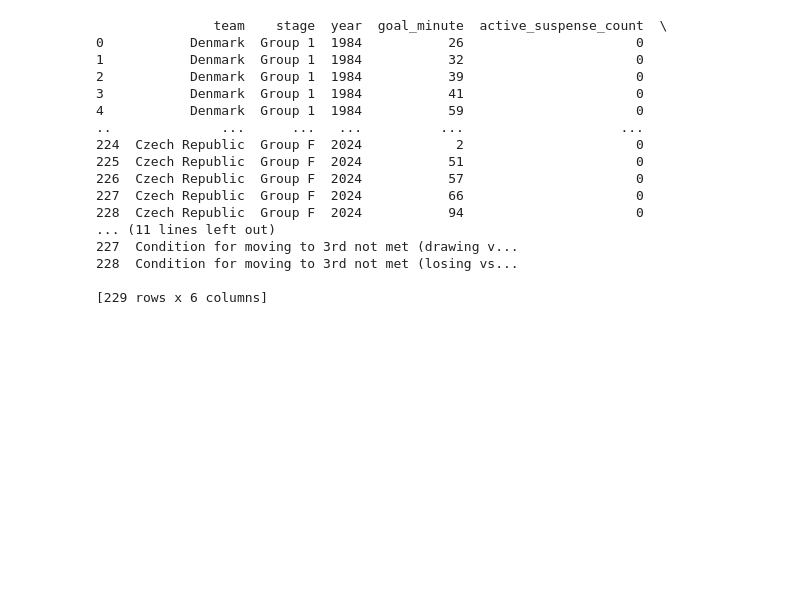
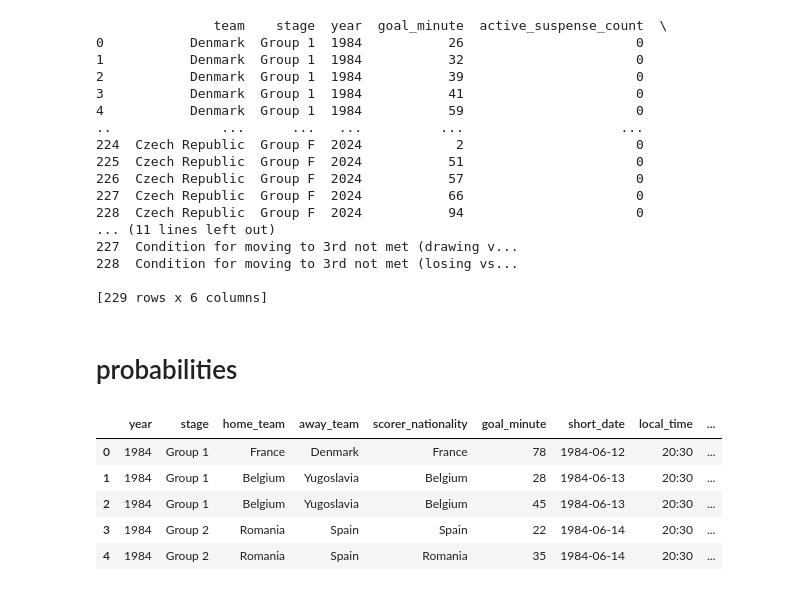
Before and after one commit to AEGDDI/tiebreak_wc, a Jupyter notebook: code/wiki/men/uefa/tb_eu_uefa_men.ipynb, the cells around one changed output. Saved outputs shown, nothing was run; the diff lists cells and outputs as text; code cells hidden in the pictures; blank space fills up the shorter version.

Commit message:
code elo probabilities

```diff
--- a/code/wiki/men/uefa/tb_eu_uefa_men.ipynb
+++ b/code/wiki/men/uefa/tb_eu_uefa_men.ipynb
@@ -38,6 +39,20 @@ display(df.head())
 | 96 | Group 1 | 1984 | 17:15 | France | Belgium | 5–0 | Stade de la Beaujoire | Nantes | ... |
 | 97 | Group 1 | 1984 | 17:15 | France | Belgium | 5–0 | Stade de la Beaujoire | Nantes | ... |
 5 rows × 23 columns
+# %%
+data_path = rf'C:\Users\{user}\Documents\GitHub\tiebreak_wc\data\in\elo_eu.xlsx'
+elo_eu = pd.read_excel(data_path)
+# %%
+# Dictionary of replacements for team names
+replacements = {
+    "Republic of Ireland": "Ireland",
+    "CIS": "Commonwealth of Independent States",
+    "FR Yugoslavia": "Yugoslavia"
+}
+# %%
+# Prepare the Elo dataset for integration: rename columns for clarity
+elo_eu = elo_eu.rename(columns={"team": "team_name", "elo_rating": "elo"})
+elo_eu["team_name"] = elo_eu["team_name"].replace(replacements)
 # %% [markdown]
 # Clean, transfrom, create variables
 # %% [markdown]
@@ -321,3 +336,18 @@ summary = (
     # Optionally, save the results to a CSV file
 file_path = rf'C:\Users\{user}\Documents\GitHub\tiebreak_wc\data\out\wiki\men\uefa\eu\active_suspense_eu.xlsx'
 summary.to_excel(file_path, index=False)
+# %% [markdown]
+# probabilities
+# %%
+# Integrate Elo probabilities with the correct column names
+goals_df_with_probs = integrate_elo_probabilities(goals_df, elo_eu)
+
+# Display a sample of the data with probabilities
+display(goals_df_with_probs.head())
+# %% [output]
+|  | year | stage | home_team | away_team | scorer_nationality | goal_minute | short_date | local_time | ... |
+| 0 | 1984 | Group 1 | France | Denmark | France | 78 | 1984-06-12 | 20:30 | ... |
+| 1 | 1984 | Group 1 | Belgium | Yugoslavia | Belgium | 28 | 1984-06-13 | 20:30 | ... |
+| 2 | 1984 | Group 1 | Belgium | Yugoslavia | Belgium | 45 | 1984-06-13 | 20:30 | ... |
+| 3 | 1984 | Group 2 | Romania | Spain | Spain | 22 | 1984-06-14 | 20:30 | ... |
+| 4 | 1984 | Group 2 | Romania | Spain | Romania | 35 | 1984-06-14 | 20:30 | ... |
```
Also changed, not shown: parts of 1 cell of this notebook, 10 other files.
